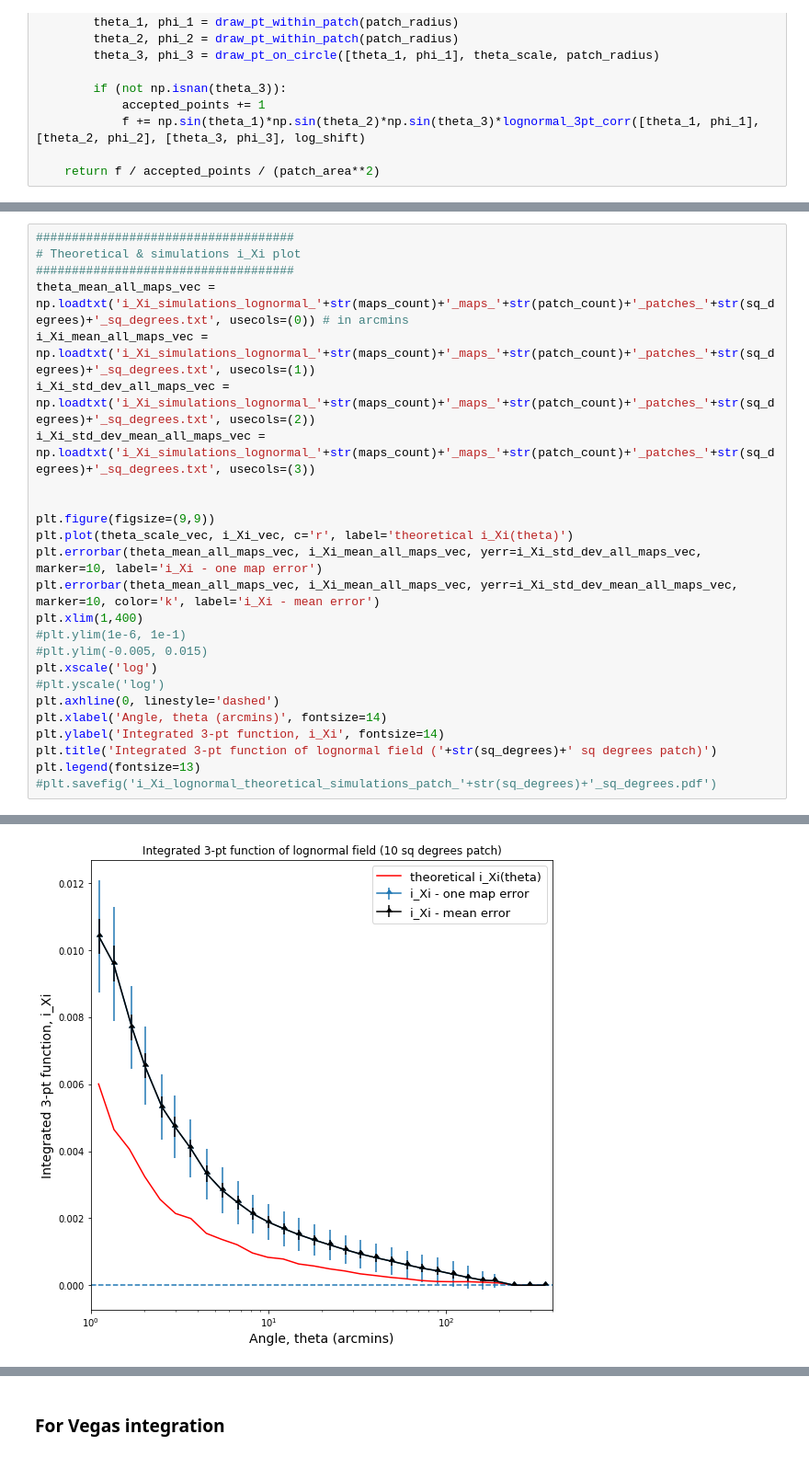
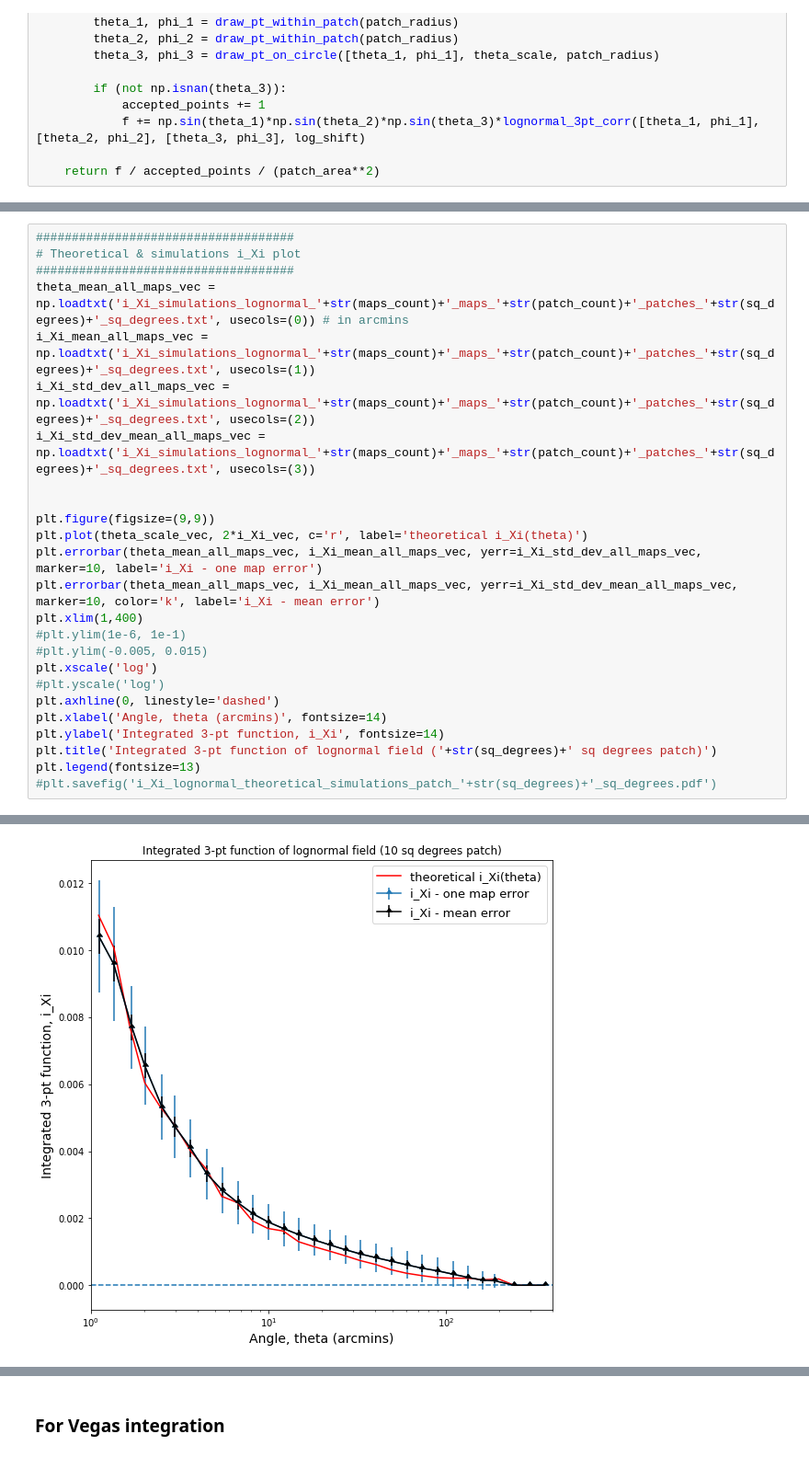
Before and after one commit to anikhalder/Integrated_Bispectrum, a Jupyter notebook: integrated_bispectrum_lognormal/theoretical_lognormal_py/test_i_Xi_integration.ipynb, the cells around one changed output, grey strips where cells are left out. Shown: that part at 92% size. Cells and saved outputs as stored; diff of their text form.

```diff
--- a/integrated_bispectrum_lognormal/theoretical_lognormal_py/test_i_Xi_integration.ipynb
+++ b/integrated_bispectrum_lognormal/theoretical_lognormal_py/test_i_Xi_integration.ipynb
@@ -400,31 +400,31 @@ plt.legend(fontsize=13)
 # %%
 ####################################
 # Theoretical & simulations i_Xi plot
 ####################################
 theta_mean_all_maps_vec = np.loadtxt('i_Xi_simulations_lognormal_'+str(maps_count)+'_maps_'+str(patch_count)+'_patches_'+str(sq_degrees)+'_sq_degrees.txt', usecols=(0)) # in arcmins
 i_Xi_mean_all_maps_vec = np.loadtxt('i_Xi_simulations_lognormal_'+str(maps_count)+'_maps_'+str(patch_count)+'_patches_'+str(sq_degrees)+'_sq_degrees.txt', usecols=(1))
 i_Xi_std_dev_all_maps_vec = np.loadtxt('i_Xi_simulations_lognormal_'+str(maps_count)+'_maps_'+str(patch_count)+'_patches_'+str(sq_degrees)+'_sq_degrees.txt', usecols=(2))
 i_Xi_std_dev_mean_all_maps_vec = np.loadtxt('i_Xi_simulations_lognormal_'+str(maps_count)+'_maps_'+str(patch_count)+'_patches_'+str(sq_degrees)+'_sq_degrees.txt', usecols=(3))
 
 
 plt.figure(figsize=(9,9))
-plt.plot(theta_scale_vec, i_Xi_vec, c='r', label='theoretical i_Xi(theta)')
+plt.plot(theta_scale_vec, 2*i_Xi_vec, c='r', label='theoretical i_Xi(theta)')
 plt.errorbar(theta_mean_all_maps_vec, i_Xi_mean_all_maps_vec, yerr=i_Xi_std_dev_all_maps_vec, marker=10, label='i_Xi - one map error')
 plt.errorbar(theta_mean_all_maps_vec, i_Xi_mean_all_maps_vec, yerr=i_Xi_std_dev_mean_all_maps_vec, marker=10, color='k', label='i_Xi - mean error')
 plt.xlim(1,400)
 #plt.ylim(1e-6, 1e-1)
 #plt.ylim(-0.005, 0.015)
 plt.xscale('log')
 #plt.yscale('log')
 plt.axhline(0, linestyle='dashed')
 plt.xlabel('Angle, theta (arcmins)', fontsize=14)
 plt.ylabel('Integrated 3-pt function, i_Xi', fontsize=14)
 plt.title('Integrated 3-pt function of lognormal field ('+str(sq_degrees)+' sq degrees patch)')
 plt.legend(fontsize=13)
 #plt.savefig('i_Xi_lognormal_theoretical_simulations_patch_'+str(sq_degrees)+'_sq_degrees.pdf')
 # %% [output]
 <matplotlib.legend.Legend at 0x...>
-[figure, old version]
+[figure, new version]
 # %%
 ####################################
 # Ratio plot
```
Also changed, not shown: parts of 4 cells of this notebook.
